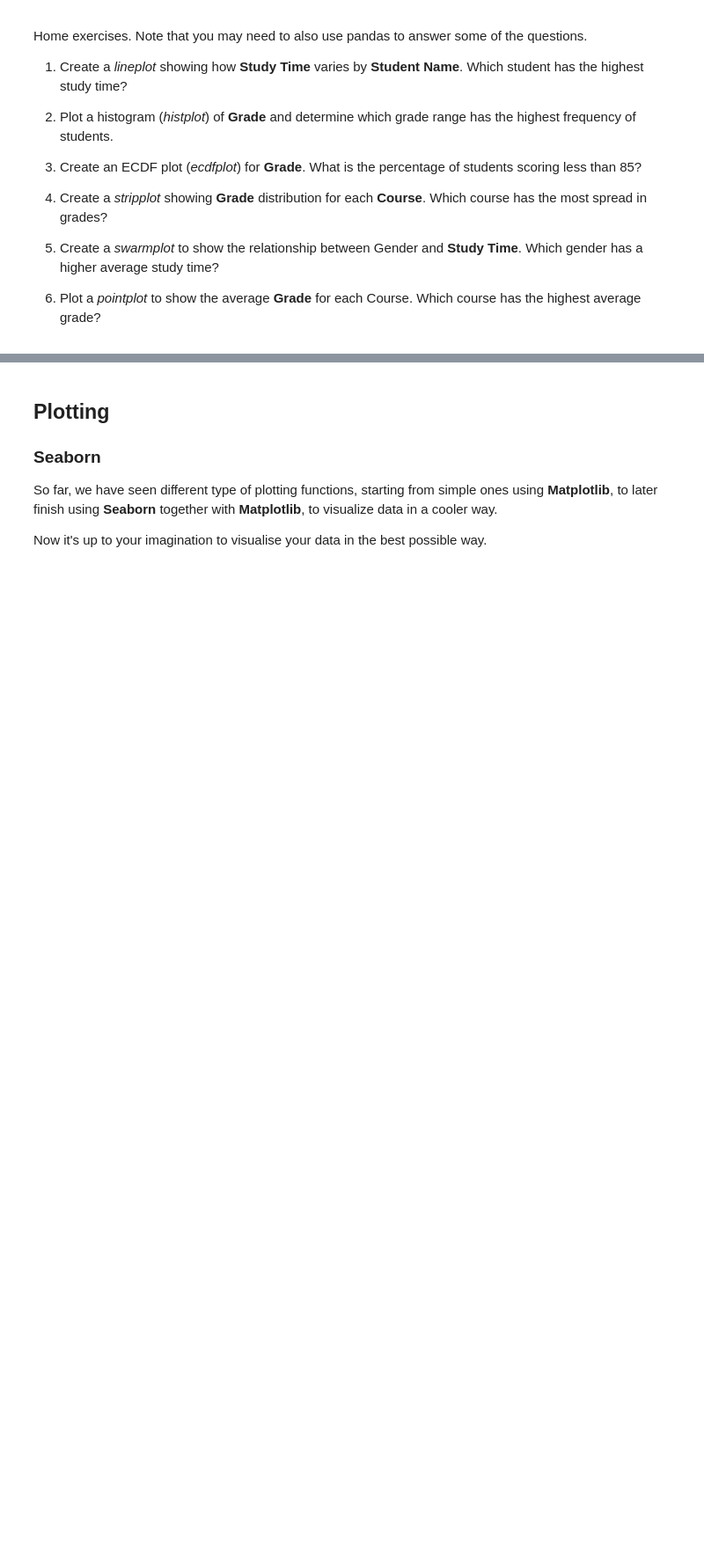
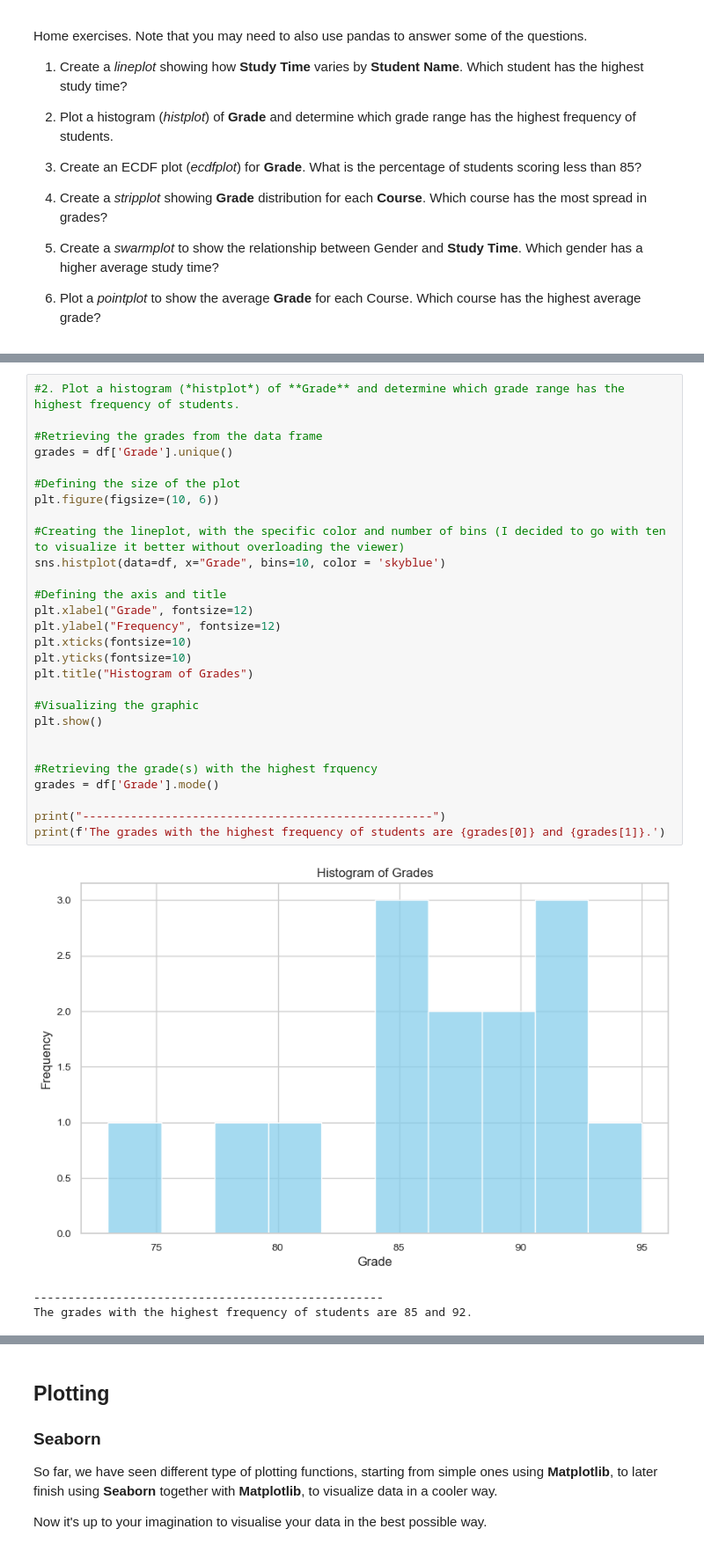
Before and after one commit to carlotamartins/Python-for-Data-Science, a Jupyter notebook: Assignment 8/session_8.ipynb, the cells around one changed output, grey strips where cells are left out. Shown at 88% size. Cells and saved outputs as stored; diff of their text form; blank space fills up the shorter version.

```diff
--- a/Assignment 8/session_8.ipynb
+++ b/Assignment 8/session_8.ipynb
@@ -974,0 +1064,32 @@ Home exercises. Note that you may need to also use pandas to answer some of the
+# %%
+#2. Plot a histogram (*histplot*) of **Grade** and determine which grade range has the highest frequency of students.
+
+#Retrieving the grades from the data frame
+grades = df['Grade'].unique()
+
+#Defining the size of the plot
+plt.figure(figsize=(10, 6))
+
+#Creating the lineplot, with the specific color and number of bins (I decided to go with ten to visualize it better without overloading the viewer)
+sns.histplot(data=df, x="Grade", bins=10, color = 'skyblue')
+
+#Defining the axis and title
+plt.xlabel("Grade", fontsize=12)
+plt.ylabel("Frequency", fontsize=12)
+plt.xticks(fontsize=10)
+plt.yticks(fontsize=10)
+plt.title("Histogram of Grades")
+
+#Visualizing the graphic
+plt.show()
+
+
+#Retrieving the grade(s) with the highest frquency
+grades = df['Grade'].mode()
+
+print("---------------------------------------------------")
+print(f'The grades with the highest frequency of students are {grades[0]} and {grades[1]}.')
+# %% [output]
+[figure, added]
+---------------------------------------------------
+The grades with the highest frequency of students are 85 and 92.
```
Also changed, not shown: parts of 11 cells of this notebook, 1 other file.
